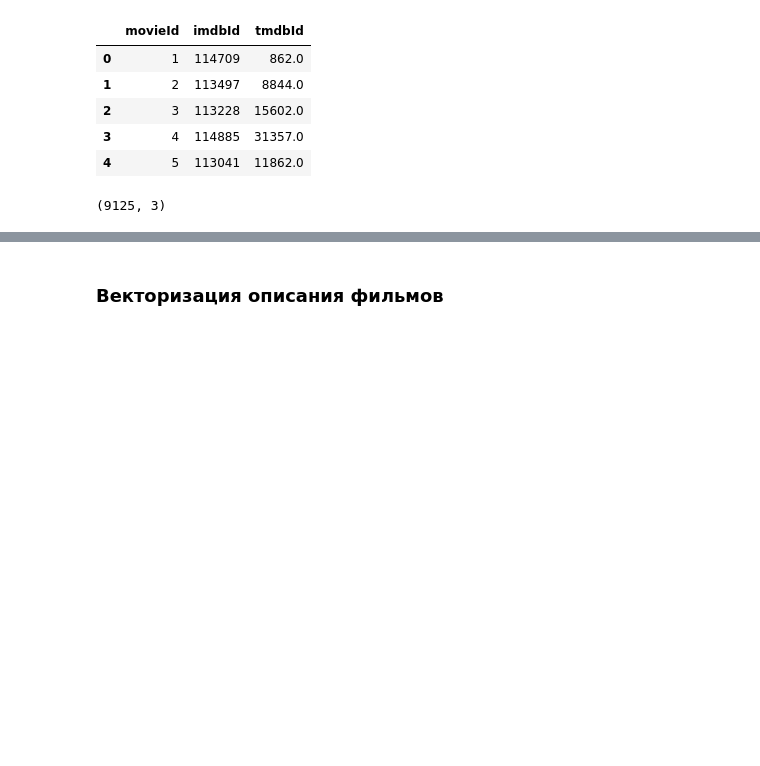
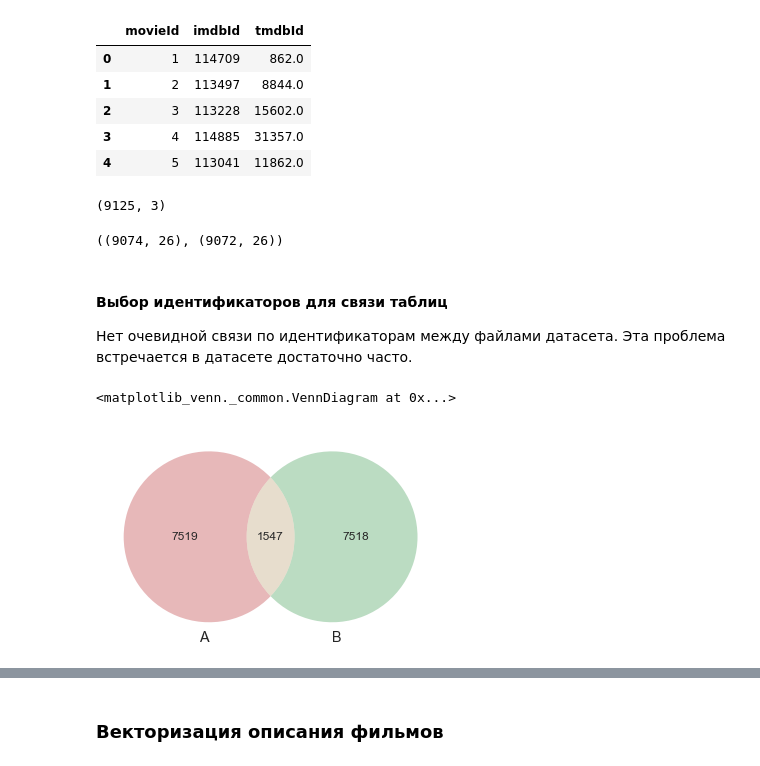
Before and after one commit to ugapanyuk/ml_course_2020, a Jupyter notebook: common/notebooks/recom/recom.ipynb, the cells around one changed output, grey strips where cells are left out. Drawn from its saved outputs; the diff is of its cells as text; code cells hidden in the pictures; blank space fills up the shorter version.

```diff
--- a/common/notebooks/recom/recom.ipynb
+++ b/common/notebooks/recom/recom.ipynb
@@ -91,0 +99,14 @@ df_links.shape
+# %%
+df_md_all.shape, df_md.shape
+# %% [output]
+((9074, 26), (9072, 26))
+# %% [markdown]
+#### Выбор идентификаторов для связи таблиц
+
+Нет очевидной связи по идентификаторам между файлами датасета. Эта проблема встречается в датасете достаточно часто.
+# %%
+# movieId в таблице рейтингов не соответствует id в основной таблице
+venn2([set(df_rt['movieId'].unique()), set(df_md['id'].unique())])
+# %% [output]
+<matplotlib_venn._common.VennDiagram at 0x...>
+[figure, added]
```
Also changed, not shown: parts of 27 cells of this notebook, 1 other file.
